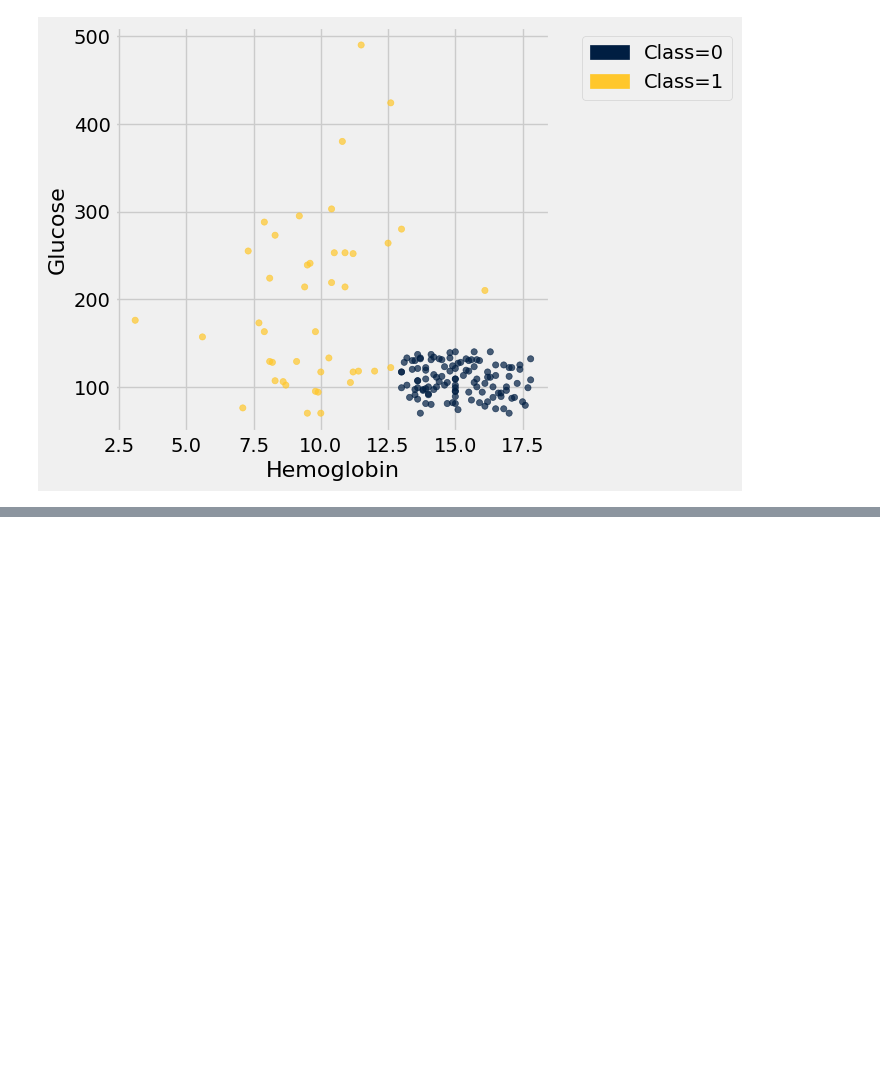
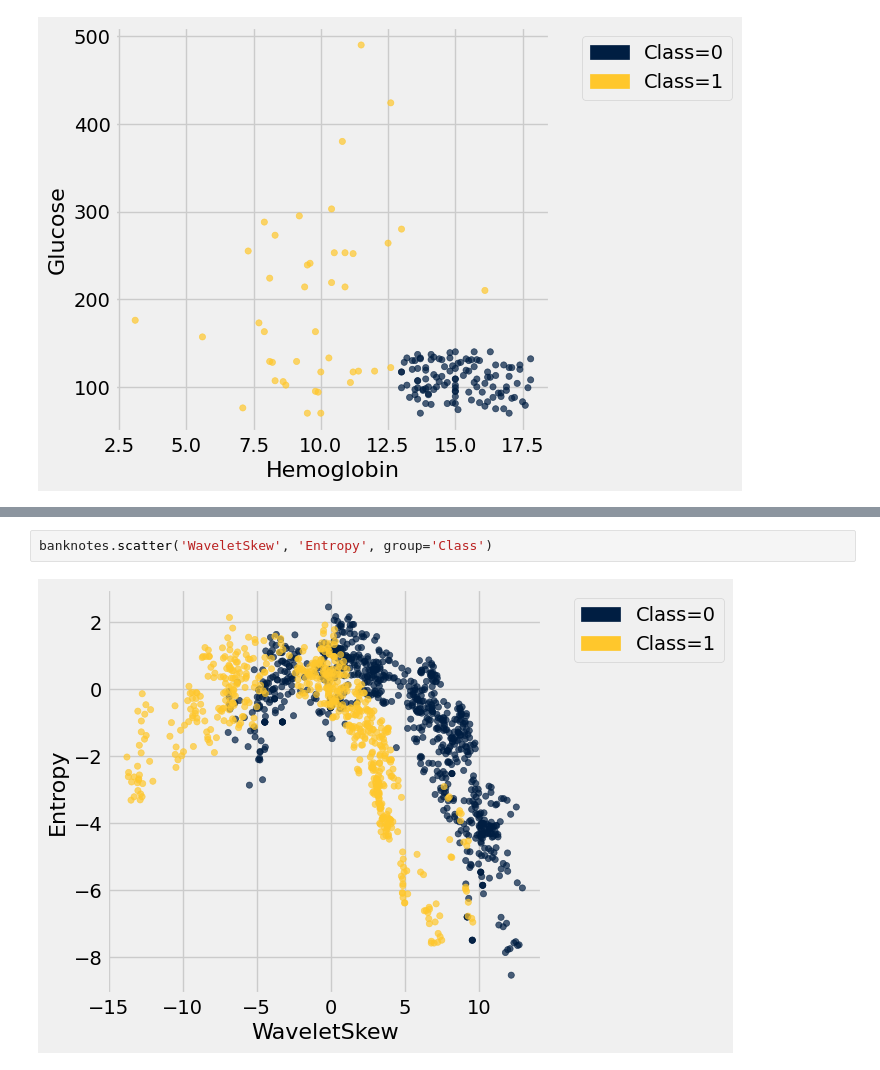
Before and after one commit to ciretorres/python, a Jupyter notebook: data8.3x/week4/sec08_classification.ipynb, the cells around one changed output, grey strips where cells are left out. Cells and saved outputs as stored; diff of their text form; blank space fills up the shorter version.

```diff
--- a/data8.3x/week4/sec08_classification.ipynb
+++ b/data8.3x/week4/sec08_classification.ipynb
@@ -33,0 +54,4 @@ ckd.scatter('Hemoglobin', 'Glucose', group='Class')
+# %%
+banknotes.scatter('WaveletSkew', 'Entropy', group='Class')
+# %% [output]
+[figure, added]
```
Also changed, not shown: parts of 3 cells of this notebook.
